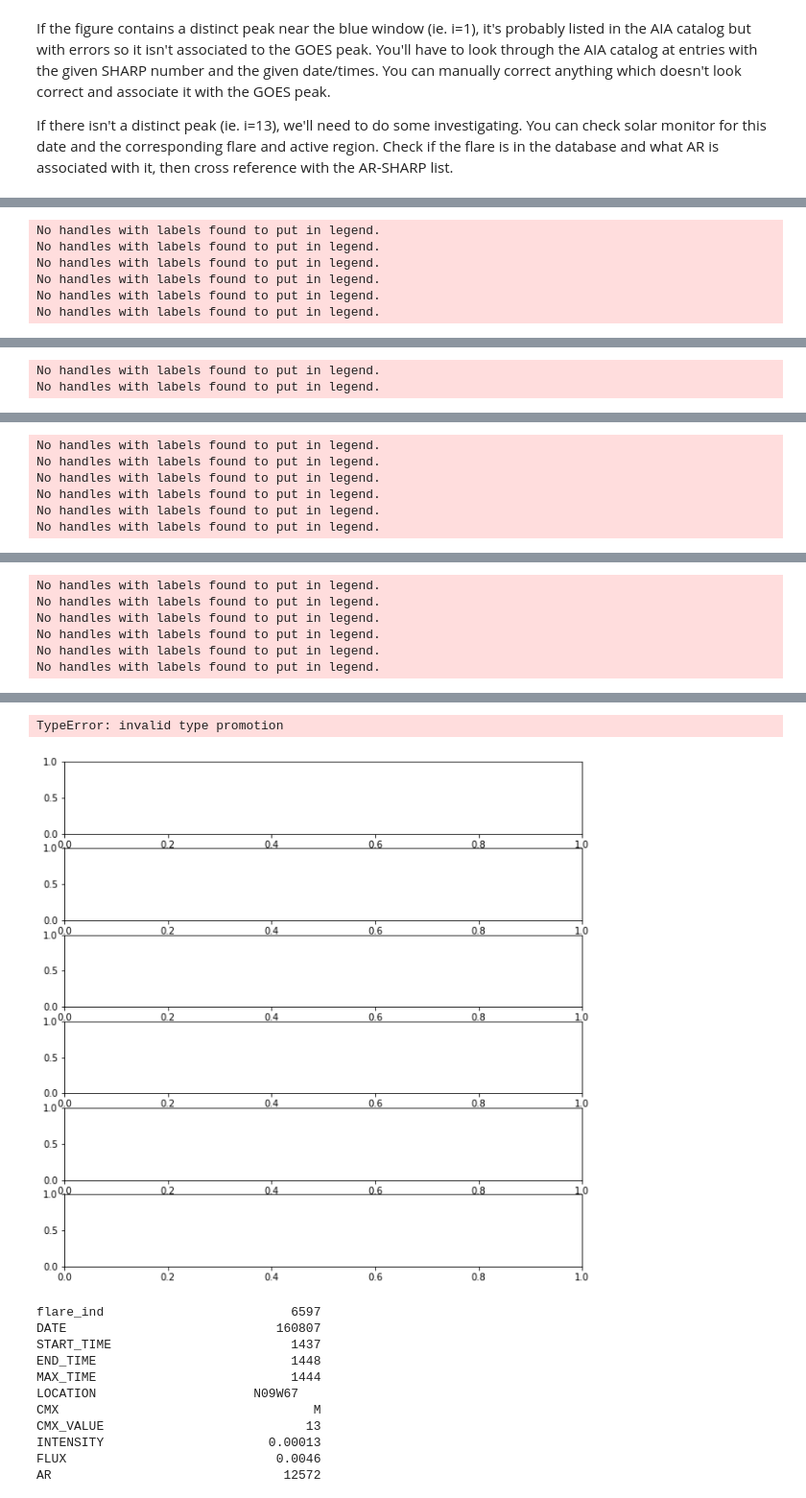
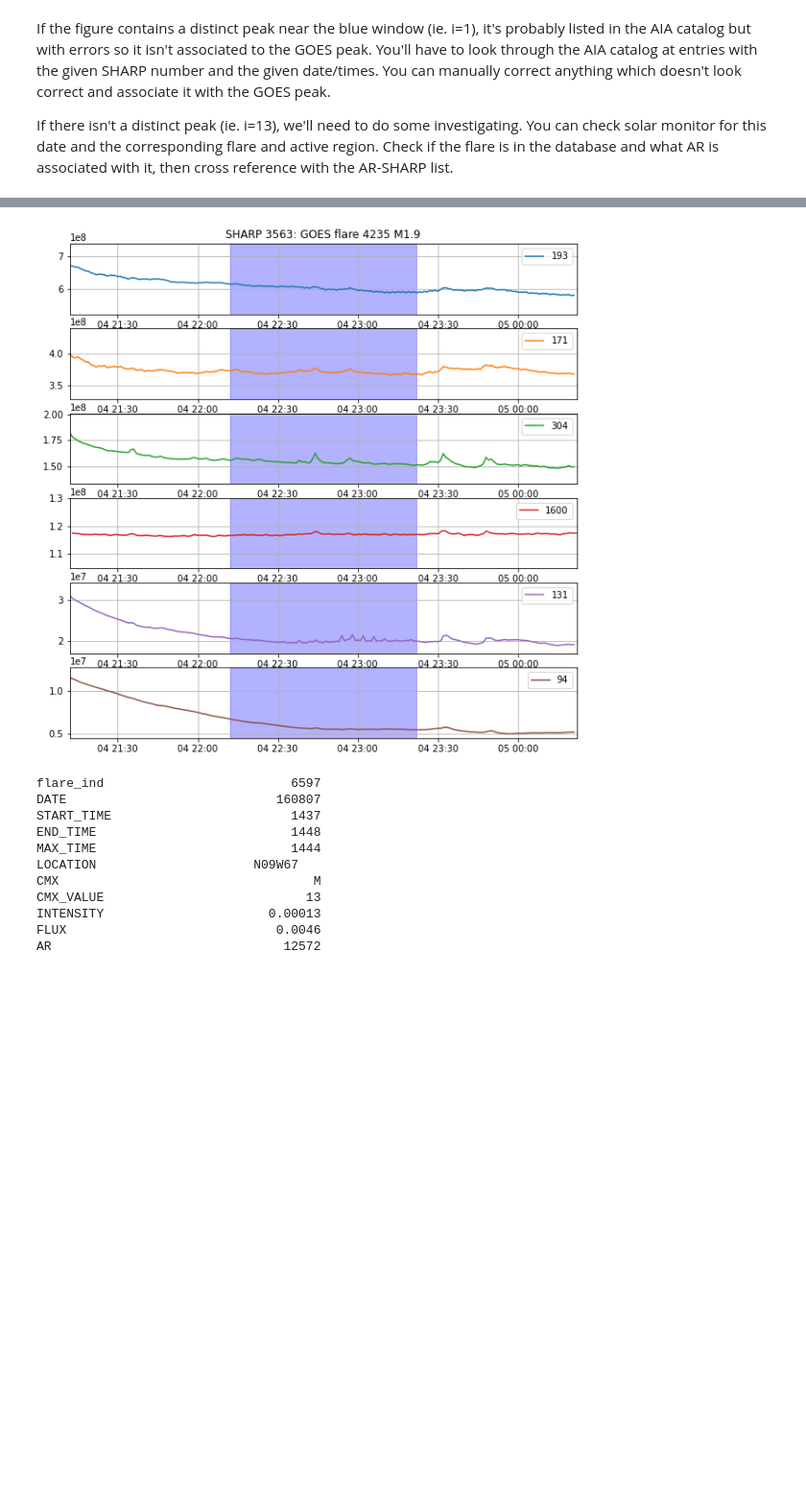
Before and after one commit to SWxTREC/aia-flare-catalog, a Jupyter notebook: spur_goal_2.ipynb, the cells around one changed output, grey strips where cells are left out. Shown at 96% size. Drawn from its saved outputs; the diff is of its cells as text; code cells hidden in the pictures; blank space fills up the shorter version.

Commit message:
fixed flare catalog references

```diff
--- a/spur_goal_2.ipynb
+++ b/spur_goal_2.ipynb
@@ -14,8 +14,8 @@ import warnings
 warnings.filterwarnings("ignore")
 # %%
 ## load the AIA flare catalog
-flares = pd.read_csv('aia_flares_catalog_7_pred.csv')
-goes_catalog = pd.read_csv('goes_catalog_with_noaa_ar2.csv',na_values=' ')
+flares = pd.read_csv('flare_catalogs/aia_flares_catalog_7_pred.csv')
+goes_catalog = pd.read_csv('flare_catalogs/goes_catalog_with_noaa_ar2.csv',na_values=' ')
 goes_catalog = goes_catalog.dropna(subset=['SHARP'])
 goes_catalog = goes_catalog[pd.to_numeric(goes_catalog['SHARP'])>=20]
 goes_catalog.SHARP = pd.to_numeric(goes_catalog['SHARP']).astype('int64')
@@ -39,5 +39,6 @@ lams = ['193','171','304','1600','131','94']
 # filter only GOES events not found in AIA catalog
 flares_noaia = goes_MX[~goes_MX['flare_ind'].isin(flares['goes_flare_ind'])]
 print(len(flares_noaia),'flares missing in the AIA catalog with GOES M/X labels')
+print(flares_noaia.iloc[20:])
 # %% [output]
 32 flares missing in the AIA catalog with GOES M/X labels
@@ -71,8 +88,8 @@ If there isn't a distinct peak (ie. i=13), we'll need to do some investigating.
 print(flare)
 # %%
 ## loop through the catalog and plot event
-for i in range(26):
-    flare = flares_noaia.iloc[i]
+for i in [3100]:
+    flare = flares_noaia.loc[i]
     flare['mean_start_time'] = pd.to_datetime('20' + flare['DATE'].astype('str') + '_' +
                                 flare['START_TIME'].astype('str').zfill(4) + '00', format='%Y%m%d_%H%M%S')
     flare['mean_end_time'] = pd.to_datetime('20' + flare['DATE'].astype('str') + '_' +
@@ -88,27 +105,27 @@ for i in range(26):
 
     plot_flare_goes(flare,aia_times,aia_data,window=60)
     output_filename = f'Unlabeled_Plots/plot-{i}.png'
-    plt.savefig(output_filename,facecolor='white') #save figures to directory
-    plt.close('all')
+    # plt.savefig(output_filename,facecolor='white') #save figures to directory
+    # plt.close('all')
 
 
-for i in range(28,32):
-    flare = flares_noaia.iloc[i]
-    flare['mean_start_time'] = pd.to_datetime('20' + flare['DATE'].astype('str') + '_' +
-                                flare['START_TIME'].astype('str').zfill(4) + '00', format='%Y%m%d_%H%M%S')
-    flare['mean_end_time'] = pd.to_datetime('20' + flare['DATE'].astype('str') + '_' +
-                                flare['END_TIME'].astype('str').zfill(4) + '00', format='%Y%m%d_%H%M%S')
-    if flare['mean_end_time']<flare['mean_start_time']:
-        flare['mean_end_time']=flare['mean_end_time']+timedelta(days=1)
+# for i in range(28,32):
+#     flare = flares_noaia.iloc[i]
+#     flare['mean_start_time'] = pd.to_datetime('20' + flare['DATE'].astype('str') + '_' +
+#                                 flare['START_TIME'].astype('str').zfill(4) + '00', format='%Y%m%d_%H%M%S')
+#     flare['mean_end_time'] = pd.to_datetime('20' + flare['DATE'].astype('str') + '_' +
+#                                 flare['END_TIME'].astype('str').zfill(4) + '00', format='%Y%m%d_%H%M%S')
+#     if flare['mean_end_time']<flare['mean_start_time']:
+#         flare['mean_end_time']=flare['mean_end_time']+timedelta(days=1)
 
-# load AIA timeseries data
-    with open(aia_dir+'sharp_'+str(flare['SHARP'])+'_aia_sum_intensity', "rb") as fp:   #Pickling
-        aia_data = pickle.load(fp)
-    with open(aia_dir+'sharp_'+str(flare['SHARP'])+'_aia_times', "rb") as fp:   #Pickling
-        aia_times = pickle.load(fp)
+# # load AIA timeseries data
+#     with open(aia_dir+'sharp_'+str(flare['SHARP'])+'_aia_sum_intensity', "rb") as fp:   #Pickling
+#         aia_data = pickle.load(fp)
+#     with open(aia_dir+'sharp_'+str(flare['SHARP'])+'_aia_times', "rb") as fp:   #Pickling
+#         aia_times = pickle.load(fp)
 
-    plot_flare_goes(flare,aia_times,aia_data,window=60)
-    output_filename = f'Unlabeled_Plots/plot-{i}.png'
-    plt.savefig(output_filename,facecolor='white') #save figures to directory
-    plt.close('all')
+#     plot_flare_goes(flare,aia_times,aia_data,window=60)
+#     output_filename = f'Unlabeled_Plots/plot-{i}.png'
+#     plt.savefig(output_filename,facecolor='white') #save figures to directory
+#     plt.close('all')
 # %% [output]
@@ -133,6 +132,0 @@ start: 2013-11-15 02:20:00 , end: 2013-11-15 02:33:00
-No handles with labels found to put in legend.
-No handles with labels found to put in legend.
-No handles with labels found to put in legend.
-No handles with labels found to put in legend.
-No handles with labels found to put in legend.
-No handles with labels found to put in legend.
@@ -146,2 +132,0 @@ start: 2014-12-17 00:57:00 , end: 2014-12-17 01:20:00
-No handles with labels found to put in legend.
-No handles with labels found to put in legend.
@@ -150,6 +132,0 @@ start: 2015-02-09 22:19:00 , end: 2015-02-10 00:16:00
-No handles with labels found to put in legend.
-No handles with labels found to put in legend.
-No handles with labels found to put in legend.
-No handles with labels found to put in legend.
-No handles with labels found to put in legend.
-No handles with labels found to put in legend.
@@ -159,6 +132,0 @@ start: 2015-03-17 22:49:00 , end: 2015-03-17 23:48:00
-No handles with labels found to put in legend.
-No handles with labels found to put in legend.
-No handles with labels found to put in legend.
-No handles with labels found to put in legend.
-No handles with labels found to put in legend.
-No handles with labels found to put in legend.
@@ -168,5 +133,4 @@ start: 2016-02-15 10:41:00 , end: 2016-02-15 11:06:00
-TypeError: invalid type promotion
-[figure, old version]
+[figure, new version]
 # %%
 flare
 # %% [output]
```
Also changed, not shown: parts of 2 cells of this notebook, 2 other files.
